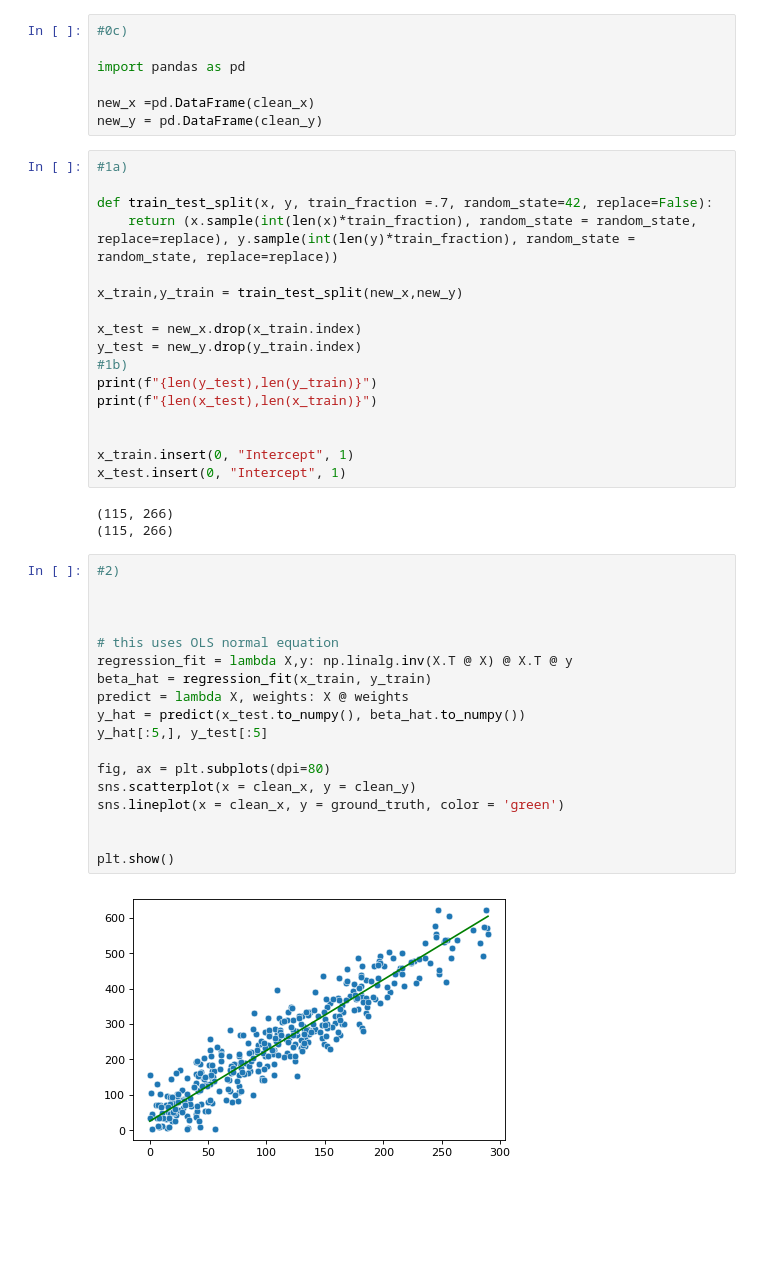
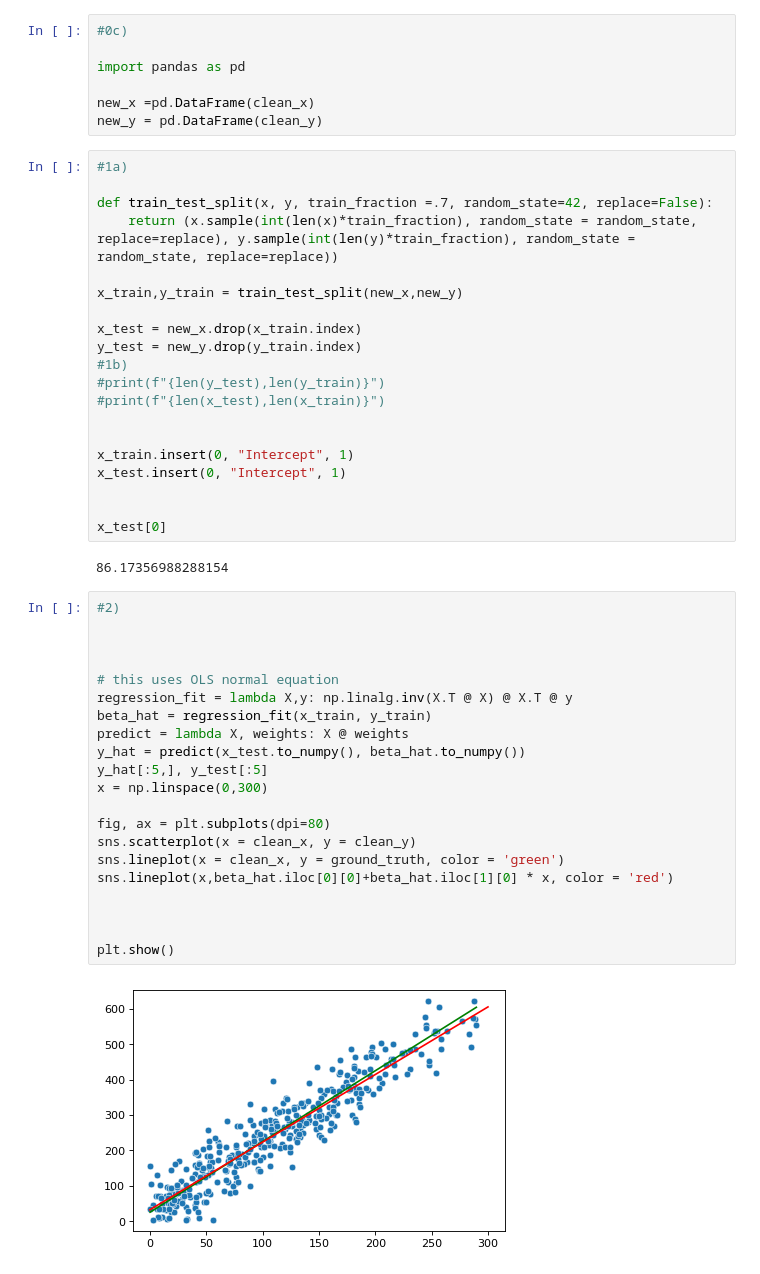
Before and after one commit to FHegardt/Maskininl-rning-Fredrik-Hegardt, a Jupyter notebook: Exercises/Exer_0.ipynb, the cells around one changed output. Cells and saved outputs as stored; diff of their text form; blank space fills up the shorter version.

```diff
--- a/Exercises/Exer_0.ipynb
+++ b/Exercises/Exer_0.ipynb
@@ -48,32 +48,37 @@ x_train,y_train = train_test_split(new_x,new_y)
 x_test = new_x.drop(x_train.index)
 y_test = new_y.drop(y_train.index)
 #1b)
-print(f"{len(y_test),len(y_train)}")
-print(f"{len(x_test),len(x_train)}")
+#print(f"{len(y_test),len(y_train)}")
+#print(f"{len(x_test),len(x_train)}")
 
 
 x_train.insert(0, "Intercept", 1)
 x_test.insert(0, "Intercept", 1)
+
+
+x_test[0]
 # %% [output]
-(115, 266)
-(115, 266)
+86.17356988288154
 # %%
 #2)
 
 
 
 # this uses OLS normal equation
 regression_fit = lambda X,y: np.linalg.inv(X.T @ X) @ X.T @ y
 beta_hat = regression_fit(x_train, y_train)
 predict = lambda X, weights: X @ weights
 y_hat = predict(x_test.to_numpy(), beta_hat.to_numpy())
 y_hat[:5,], y_test[:5]
+x = np.linspace(0,300)
 
 fig, ax = plt.subplots(dpi=80)
 sns.scatterplot(x = clean_x, y = clean_y)
 sns.lineplot(x = clean_x, y = ground_truth, color = 'green')
+sns.lineplot(x,beta_hat.iloc[0][0]+beta_hat.iloc[1][0] * x, color = 'red')
+
 
 
 plt.show()
 # %% [output]
-[figure, old version]
+[figure, new version]
```
Also changed, not shown: parts of 1 cell of this notebook.
